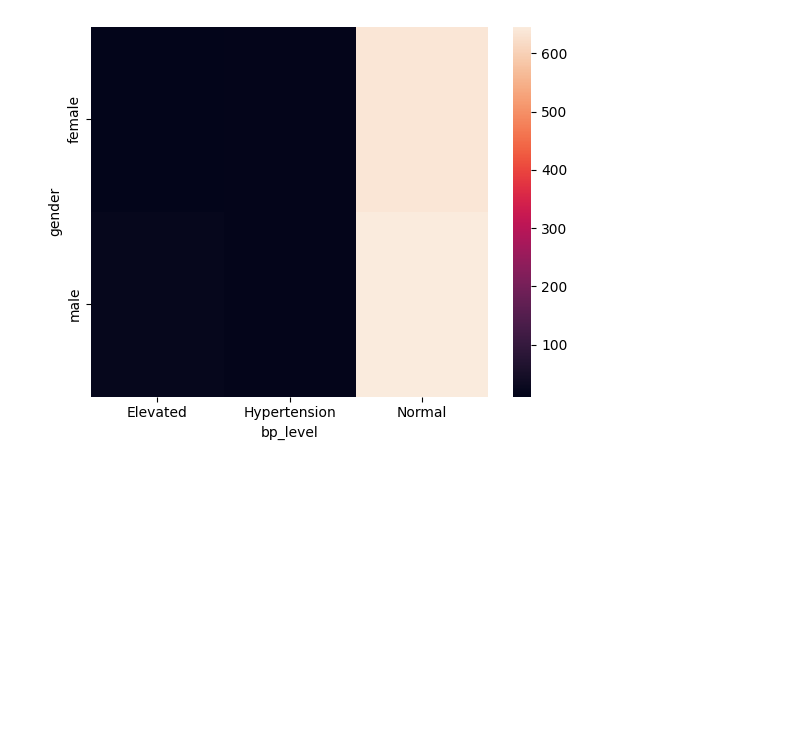
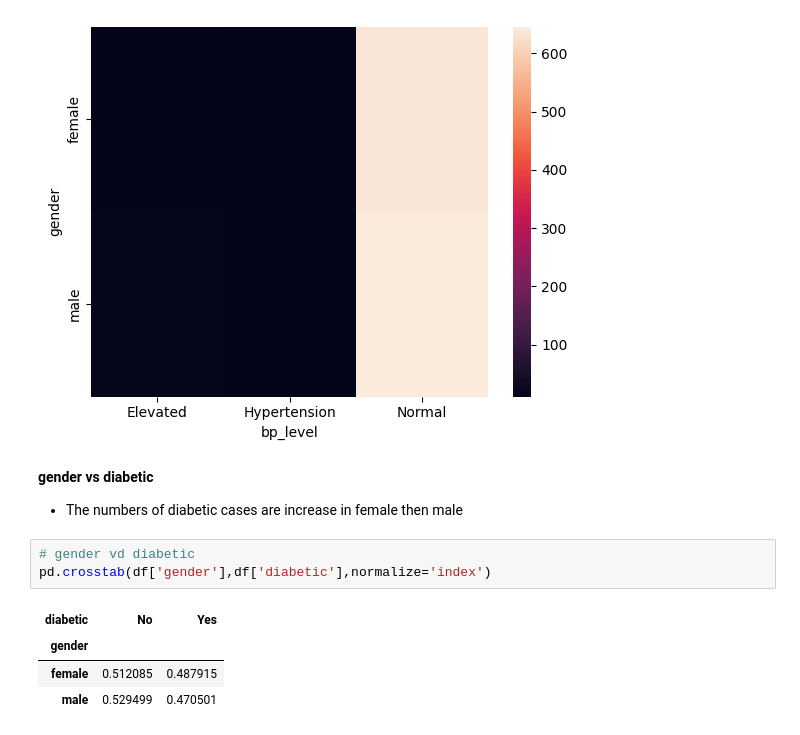
Before and after one commit to Misbahuddin111/Data-Analysis-process, a Jupyter notebook: 29 session EDA task.ipynb, the cells around one changed output. Saved outputs shown, nothing was run; the diff lists cells and outputs as text; blank space fills up the shorter version.

```diff
--- a/29 session EDA task.ipynb
+++ b/29 session EDA task.ipynb
@@ -418,3 +420,14 @@ sns.heatmap(pd.crosstab(index=df['gender'],columns=df['bp_level']))
 # %% [output]
 <Axes: xlabel='bp_level', ylabel='gender'>
 [figure]
+# %% [markdown]
+**gender vs diabetic**
+- The numbers of diabetic cases are increase in female then male
+# %%
+# gender vd diabetic
+pd.crosstab(df['gender'],df['diabetic'],normalize='index')
+# %% [output]
+| diabetic | No | Yes |
+| gender |  |  |
+| female | 0.512085 | 0.487915 |
+| male | 0.529499 | 0.470501 |
```
Also changed, not shown: parts of 9 cells of this notebook, 2 other files.
